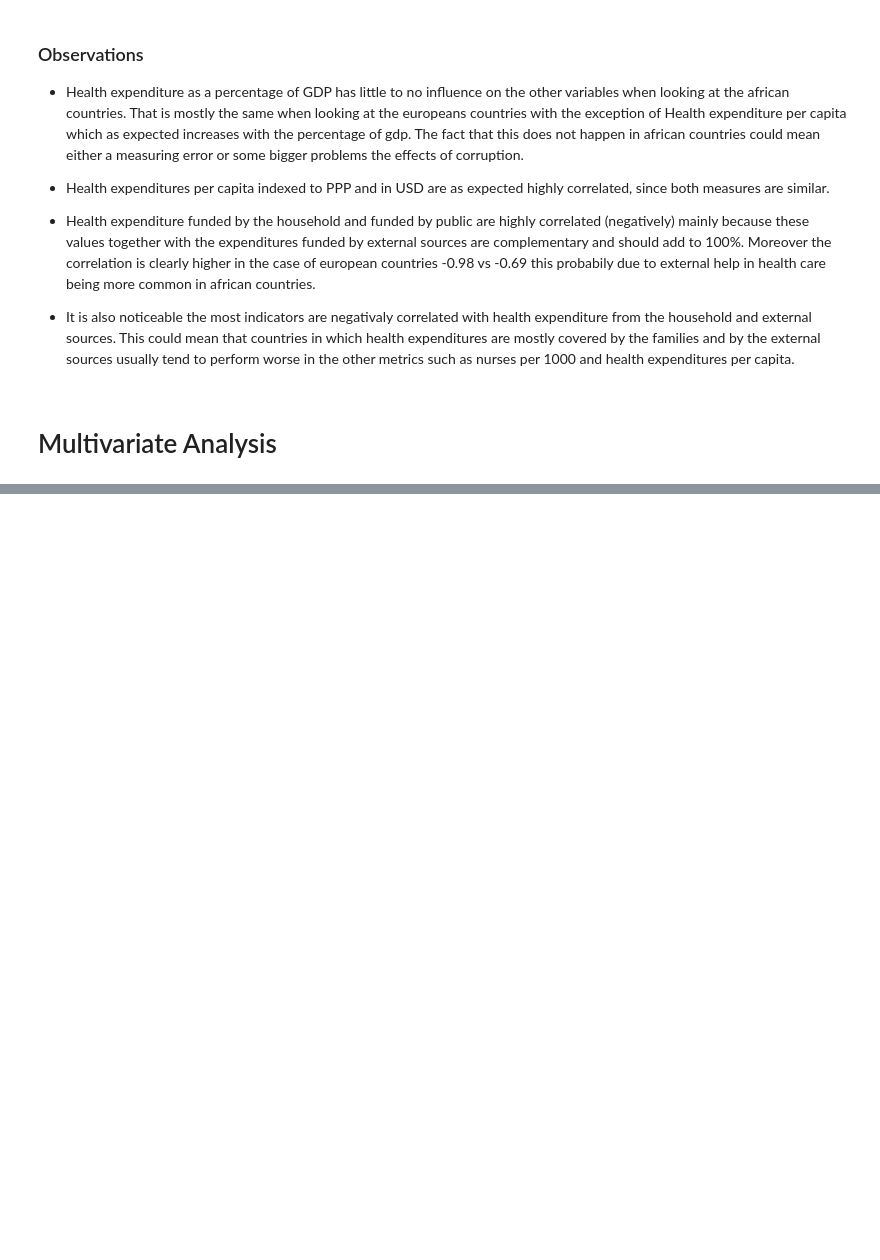
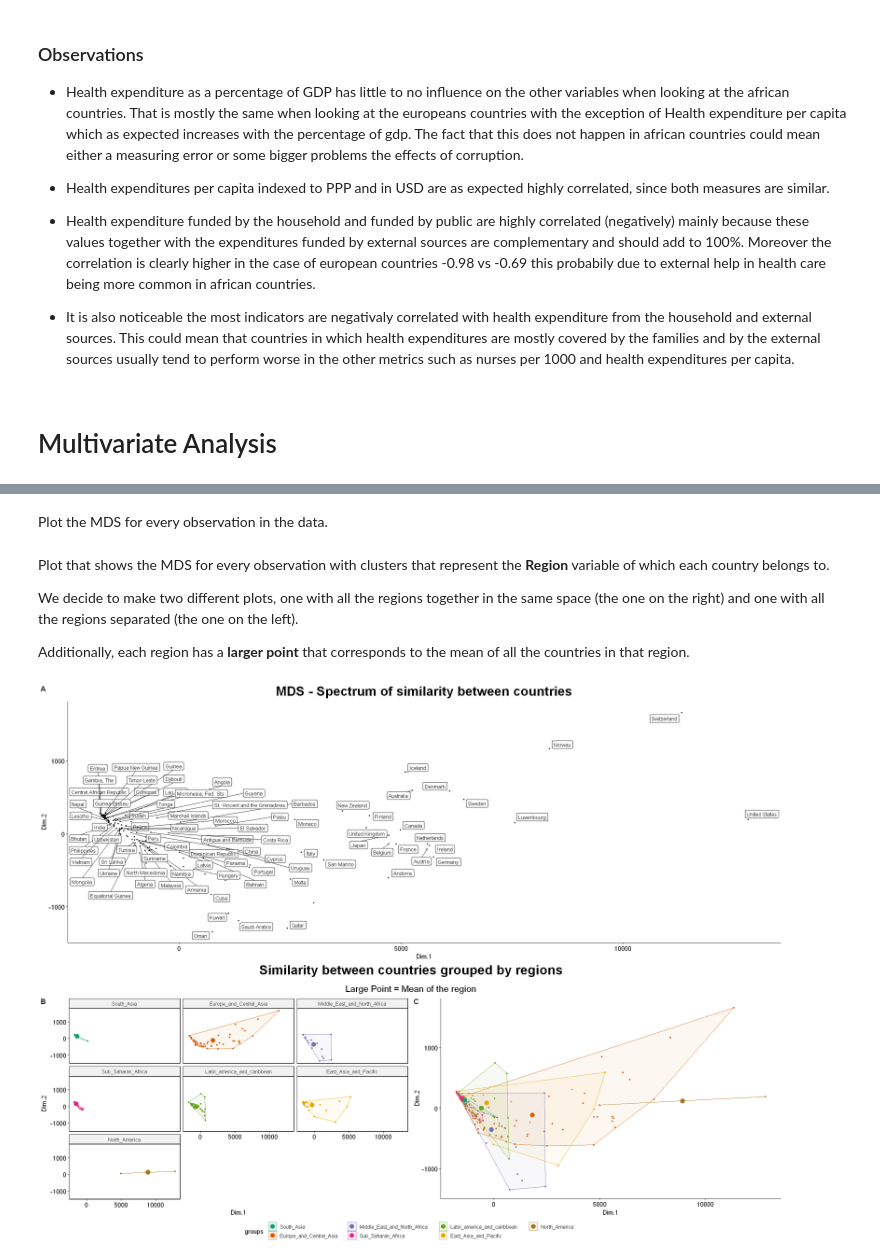
Before and after one commit to BrunoReis18/EAD2, a Jupyter notebook: EDA_Assignment2.ipynb, the cells around one changed output, grey strips where cells are left out. Cells and saved outputs as stored; diff of their text form; code cells hidden in the pictures; blank space fills up the shorter version.

```diff
--- a/EDA_Assignment2.ipynb
+++ b/EDA_Assignment2.ipynb
@@ -533,0 +554,7 @@ Too few points to calculate an ellipse
+# %%
+mds <- imputed_data[, !names(imputed_data) %in% c("na_count", "Bank_Name")] %>%
+  dist() %>%
+  cmdscale() %>%
+  as_tibble()
+colnames(mds) = c("Dim.1", "Dim.2")
+mds$Names = imputed_data$Bank_Name
@@ -533,0 +568,44 @@ Too few points to calculate an ellipse
+# %%
+x = mds[(mds$Dim.1 > 3500) | (mds$Dim.2 < -1000), ]
+set.seed(2)
+y = sample(rownames(imputed_data), (length(rownames(imputed_data)) * 0.5) - length(x$Dim.1))
+sample = c(x$Names, y)
+mds = mds[, !names(mds) %in% c("Names")]
+# %% [markdown]
+Plot the MDS for every observation in the data.
+# %%
+# Plot MDS
+g1 = ggscatter(mds, x = "Dim.1", y = "Dim.2",
+                label = imputed_data$Bank_Name,
+                font.label = c(11, "plain", "black"),
+                label.select = sample,
+                label.rectangle = TRUE,
+                size = 0.8,
+                repel = TRUE) +
+labs(title = "MDS - Spectrum of similarity between countries") +
+theme(plot.title = element_text(size = 25, face = "bold", hjust = 0.5))
+# %% [markdown]
+Plot that shows the MDS for every observation with clusters that represent the __Region__ variable of which each country belongs to.
+
+We decide to make two different plots, one with all the regions together in the same space (the one on the right) and one with all the regions separated (the one on the left).
+
+Additionally, each region has a __larger point__ that corresponds to the mean of all the countries in that region.
+# %%
+mds <- mds %>%
+    dplyr::mutate(groups = imputed_data$Region)
+# Plot and color by groups
+g2 = ggscatter(mds, x = "Dim.1", y = "Dim.2", color = "groups", facet.by = "groups", palette = "Dark2", size = 1.2, ellipse = TRUE, ellipse.alpha = 0.05, ellipse.type = "convex", mean.point = TRUE,
+mean.point.size = 4, repel = FALSE)
+
+g3 = ggscatter(mds, x = "Dim.1", y = "Dim.2", color = "groups", palette = "Dark2", size = 1.2, ellipse = TRUE, ellipse.alpha = 0.05, ellipse.type = "convex", mean.point = TRUE, mean.point.size = 4,
+repel = FALSE)
+# %%
+options(repr.plot.width = 20, repr.plot.height = 15)
+fig = ggarrange(g2, g3, ncol = 2, common.legend = TRUE, legend = "bottom", labels = c("B", "C"))
+title = expression(atop(bold("Similarity between countries grouped by regions"), scriptstyle("Large Point = Mean of the region")))
+ggarrange(g1, labels = "A",
+          annotate_figure(fig, top = textGrob(title, gp = gpar(fontsize = 25))),
+          nrow = 2
+          )
+# %% [output]
+[figure, added]
```
Also changed, not shown: parts of 20 cells of this notebook.
